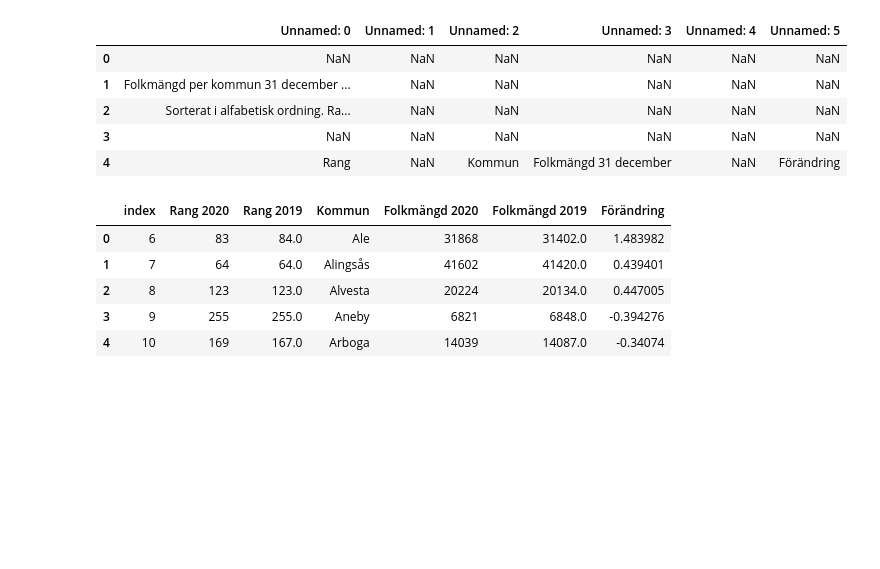
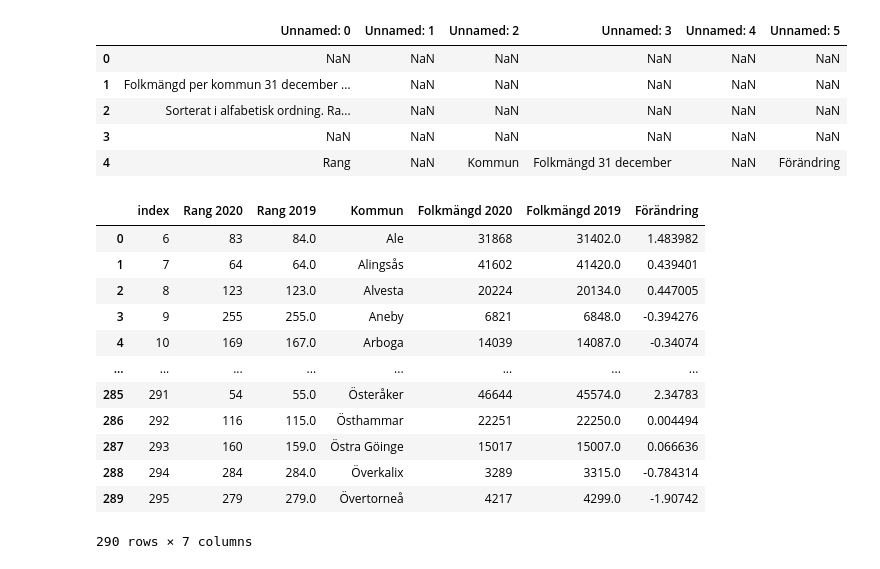
Before and after one commit to MiltonOberg/Python-Milton--sterberg-OPA23, a Jupyter notebook: exercise/data_processing1.0.ipynb, the cells around one changed output. Drawn from its saved outputs; the diff is of its cells as text; code cells hidden in the pictures; blank space fills up the shorter version.

```diff
--- a/exercise/data_processing1.0.ipynb
+++ b/exercise/data_processing1.0.ipynb
@@ -130,11 +130,18 @@ df = df.rename(columns={
 # %%
 df = df.dropna().reset_index()
 # %%
-df.head()
+df
 # %% [output]
 |  | index | Rang 2020 | Rang 2019 | Kommun | Folkmängd 2020 | Folkmängd 2019 | Förändring |
 | 0 | 6 | 83 | 84.0 | Ale | 31868 | 31402.0 | 1.483982 |
 | 1 | 7 | 64 | 64.0 | Alingsås | 41602 | 41420.0 | 0.439401 |
 | 2 | 8 | 123 | 123.0 | Alvesta | 20224 | 20134.0 | 0.447005 |
 | 3 | 9 | 255 | 255.0 | Aneby | 6821 | 6848.0 | -0.394276 |
 | 4 | 10 | 169 | 167.0 | Arboga | 14039 | 14087.0 | -0.34074 |
+| ... | ... | ... | ... | ... | ... | ... | ... |
+| 285 | 291 | 54 | 55.0 | Österåker | 46644 | 45574.0 | 2.34783 |
+| 286 | 292 | 116 | 115.0 | Östhammar | 22251 | 22250.0 | 0.004494 |
+| 287 | 293 | 160 | 159.0 | Östra Göinge | 15017 | 15007.0 | 0.066636 |
+| 288 | 294 | 284 | 284.0 | Överkalix | 3289 | 3315.0 | -0.784314 |
+| 289 | 295 | 279 | 279.0 | Övertorneå | 4217 | 4299.0 | -1.90742 |
+290 rows × 7 columns
```
Also changed, not shown: 1 other file.
